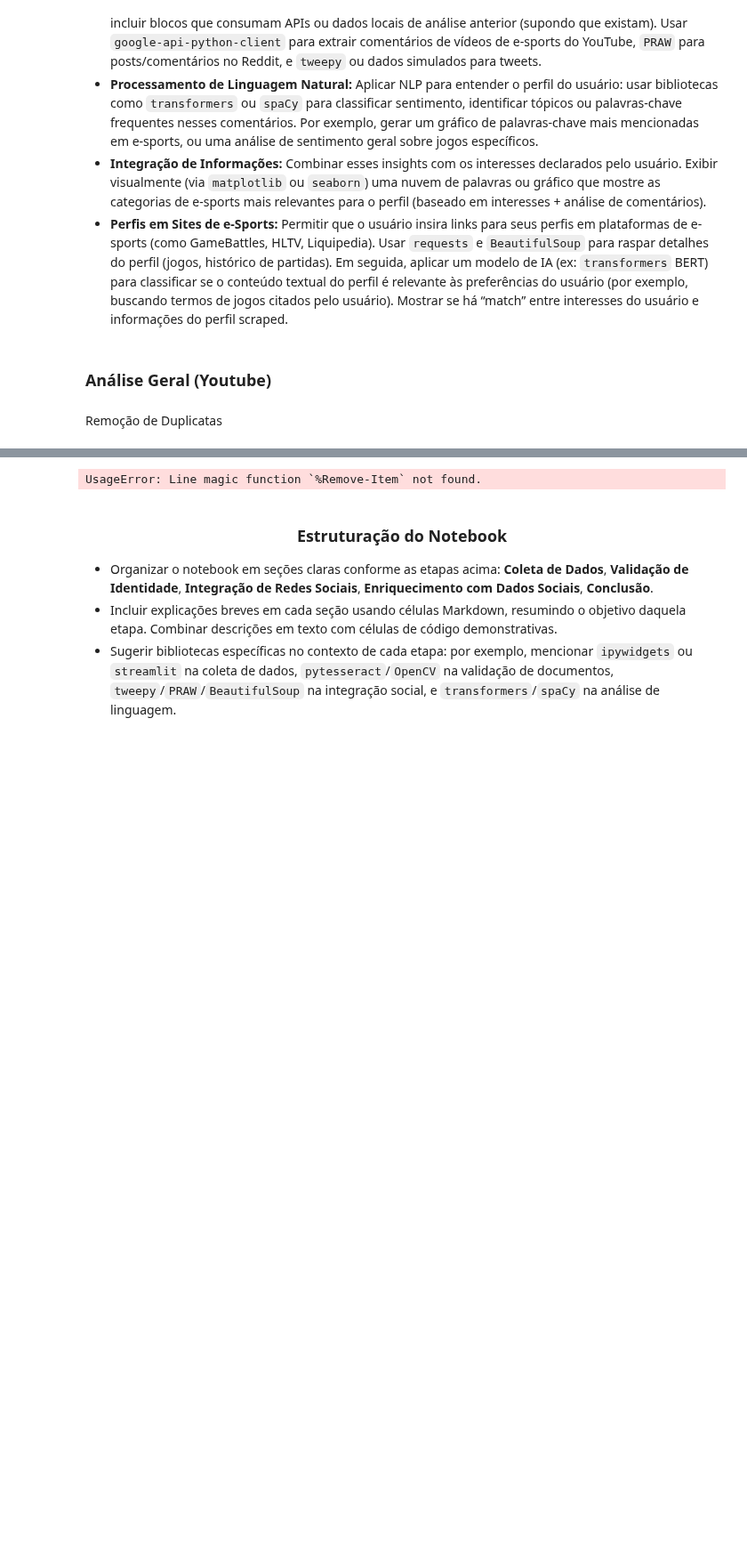
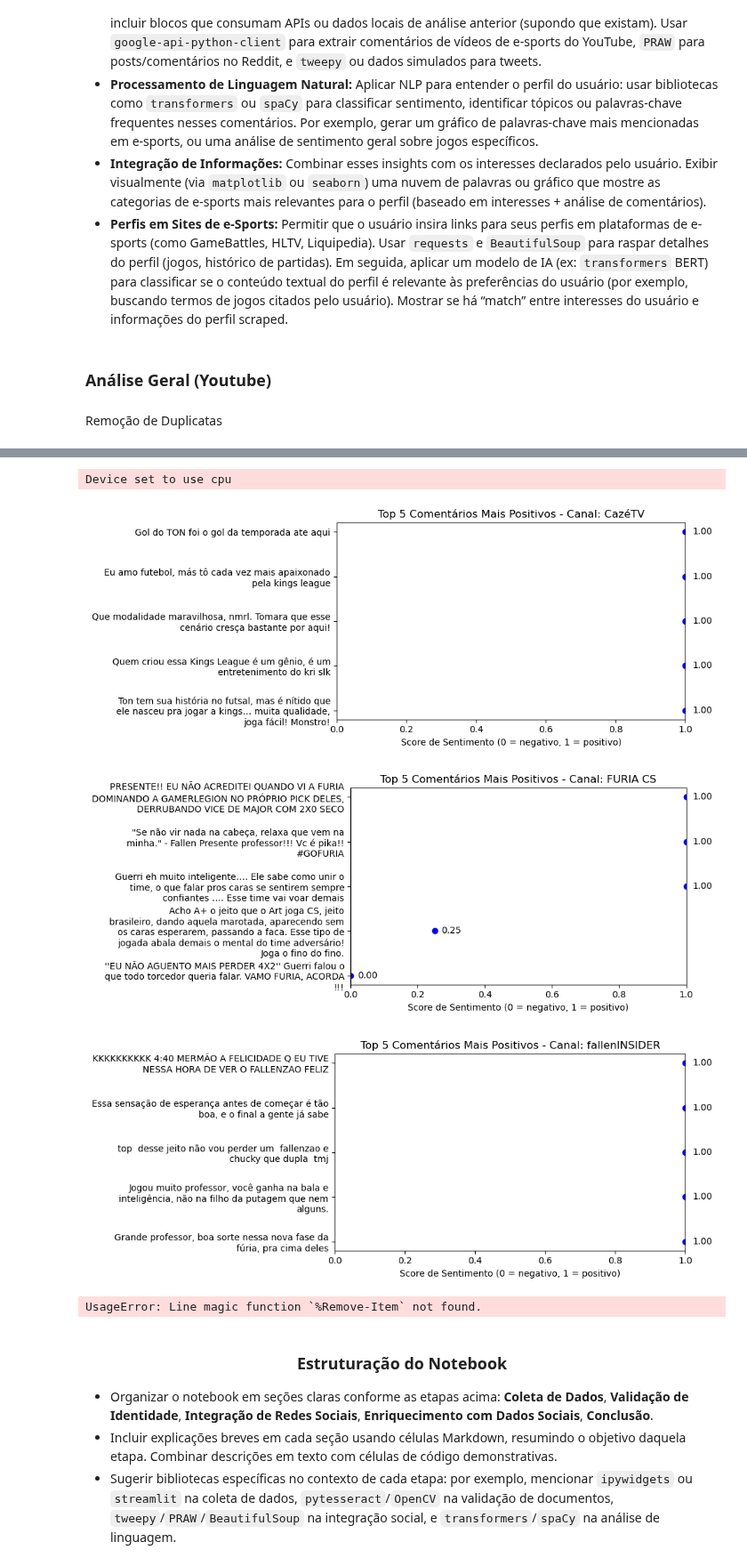
Before and after one commit to LMolinaro01/FURIA_KnowYourFan, a Jupyter notebook: main.ipynb, the cells around one changed output, grey strips where cells are left out. Shown at 89% size. Drawn from its saved outputs; the diff is of its cells as text; code cells hidden in the pictures; blank space fills up the shorter version.

```diff
--- a/main.ipynb
+++ b/main.ipynb
@@ -1330,3 +1343,80 @@ Device set to use cpu
+# %%
+import pandas as pd
+import matplotlib.pyplot as plt
+from transformers import pipeline
+import textwrap
+
+# Lista de palavras banidas
+palavras_banidas = ['CAPIM', 'Desempedidos', 'G3X', 'g3x', 'DENDELE', 'LOUD', 'FUNKBOL', 'FLUXO REAL ELITE']
+
+# 1. Filtra os 200 melhores comentários por likes
+top100 = df.sort_values('likes', ascending=False).head(200).copy()
+
+# 2. Filtra comentários que contenham palavras banidas
+top100_filtrado = top100[~top100['text'].str.upper().str.contains('|'.join(palavras_banidas))]
+
+# 3. Cria o pipeline de análise de sentimento
+sentiment_analyzer = pipeline(
+    "sentiment-analysis",
+    model="nlptown/bert-base-multilingual-uncased-sentiment",
+    tokenizer="nlptown/bert-base-multilingual-uncased-sentiment",
+    device=-1  # CPU
+)
+
+# 4. Aplica em lotes a análise de sentimentos
+results = []
+batch_size = 32
+texts = top100_filtrado['text'].tolist()
+for i in range(0, len(texts), batch_size):
+    results.extend(sentiment_analyzer(texts[i:i+batch_size], truncation=True))
+
+# 5. Converte labels em score normalizado
+scores = []
+for res in results:
+    stars = int(res['label'][0])
+    score = (stars - 1) / 4  # normaliza para 0–1
+    scores.append(score)
+
+top100_filtrado = top100_filtrado.reset_index(drop=True)
+top100_filtrado['sentiment_score'] = scores
+
+# 6. Filtra 5 comentários por canal com base no score de sentimento
+top_comentarios_canal = []
+
+for channel, group in top100_filtrado.groupby('channel_name'):
+    top_comentarios_canal.append(group.sort_values('sentiment_score', ascending=False).head(5))
+
+# Concatena os 5 melhores comentários de cada canal
+top_comentarios_canal = pd.concat(top_comentarios_canal).reset_index(drop=True)
+
+# 7. Função para plotar gráfico individual para cada canal
+def plot_comentarios_canal(df, canal):
+    comentarios = [textwrap.fill(txt, width=50) for txt in df['text']]
+    scores = df['sentiment_score']
+
+    plt.figure(figsize=(10, len(df) * 0.8))
+    bars = plt.barh(range(len(comentarios)), scores, color='green')
+    plt.yticks(range(len(comentarios)), comentarios)
+    plt.xlabel('Score de Sentimento (0 = negativo, 1 = positivo)')
+    plt.title(f'Top 5 Comentários Mais Positivos - Canal: {canal}')
+    plt.xlim(0, 1)
+    plt.gca().invert_yaxis()
+
+    # Exibe o score ao lado de cada barra
+    for i, score in enumerate(scores):
+        plt.text(score + 0.02, i, f'{score:.2f}', va='center')
+
+    plt.tight_layout()
+    plt.show()
+
+# 8. Cria um gráfico para cada canal
+for channel, group in top_comentarios_canal.groupby('channel_name'):
+    plot_comentarios_canal(group, channel)
+# %% [output]
+Device set to use cpu
+[figure, added]
+[figure, added]
+[figure, added]
 # %%
 #remove o cache Remove-Item -Recurse -Force "$env:USERPROFILE\.cache\huggingface"
 # %% [output]
```
Also changed, not shown: parts of 3 cells of this notebook.
